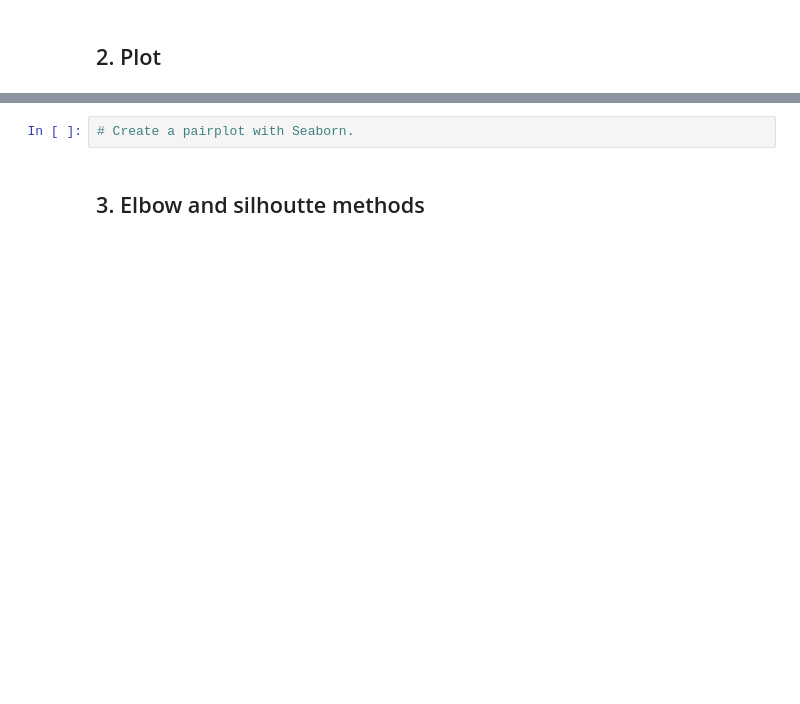
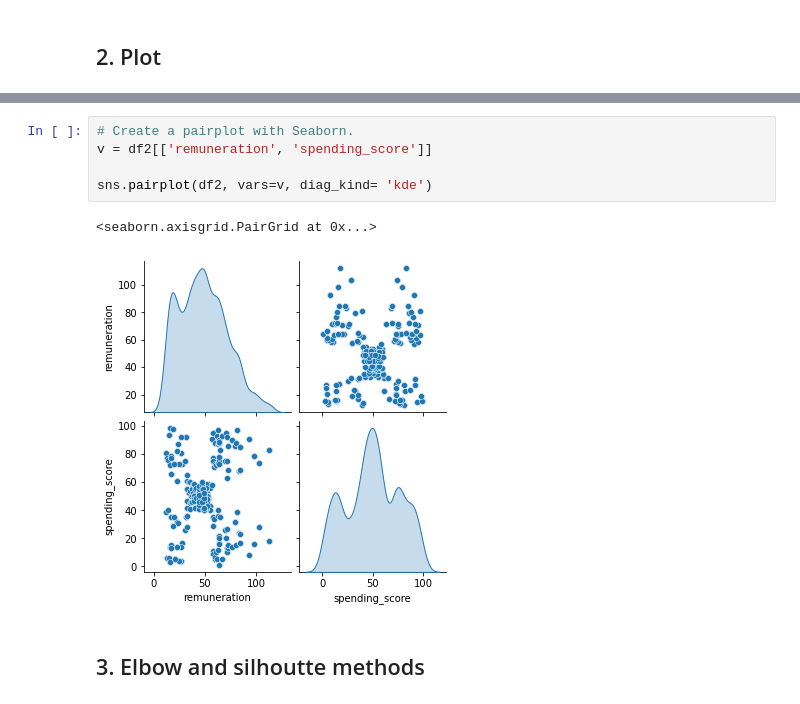
Before and after one commit to justLeft/LSE_C3_Assignment, a Jupyter notebook: LSE_DA301_assignment_EDA_Lefteris_Touzlatzis.ipynb, the cells around one changed output, grey strips where cells are left out. Saved outputs shown, nothing was run; the diff lists cells and outputs as text; blank space fills up the shorter version.

```diff
--- a/LSE_DA301_assignment_EDA_Lefteris_Touzlatzis.ipynb
+++ b/LSE_DA301_assignment_EDA_Lefteris_Touzlatzis.ipynb
@@ -488,5 +526,11 @@ warnings.filterwarnings('ignore')
 # %%
 # Create a pairplot with Seaborn.
+v = df2[['remuneration', 'spending_score']]
+
+sns.pairplot(df2, vars=v, diag_kind= 'kde')
+# %% [output]
+<seaborn.axisgrid.PairGrid at 0x...>
+[figure, added]
 # %% [markdown]
 ## 3. Elbow and silhoutte methods
 # %%
```
Also changed, not shown: parts of 76 cells of this notebook, 3 other files.
